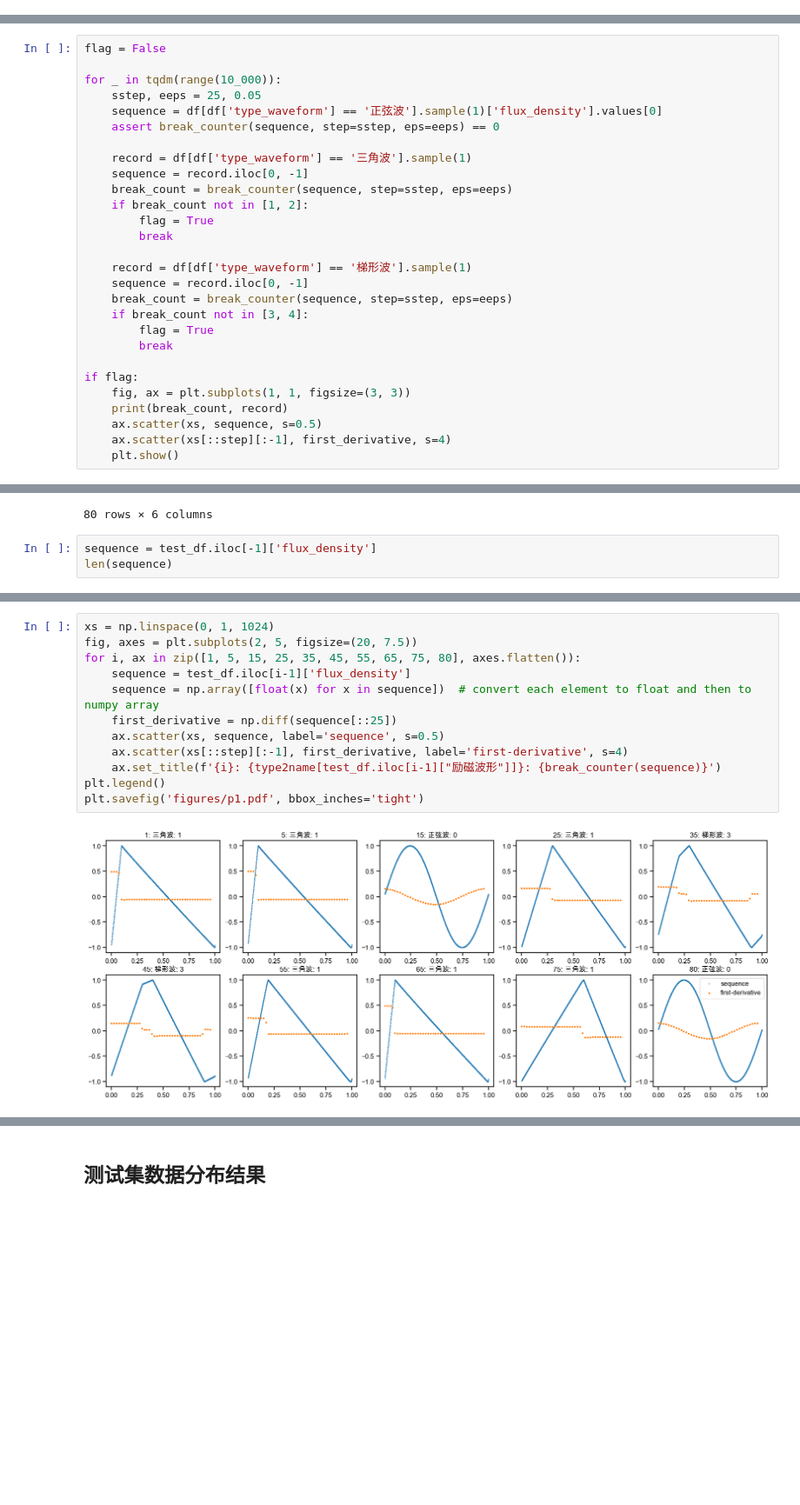
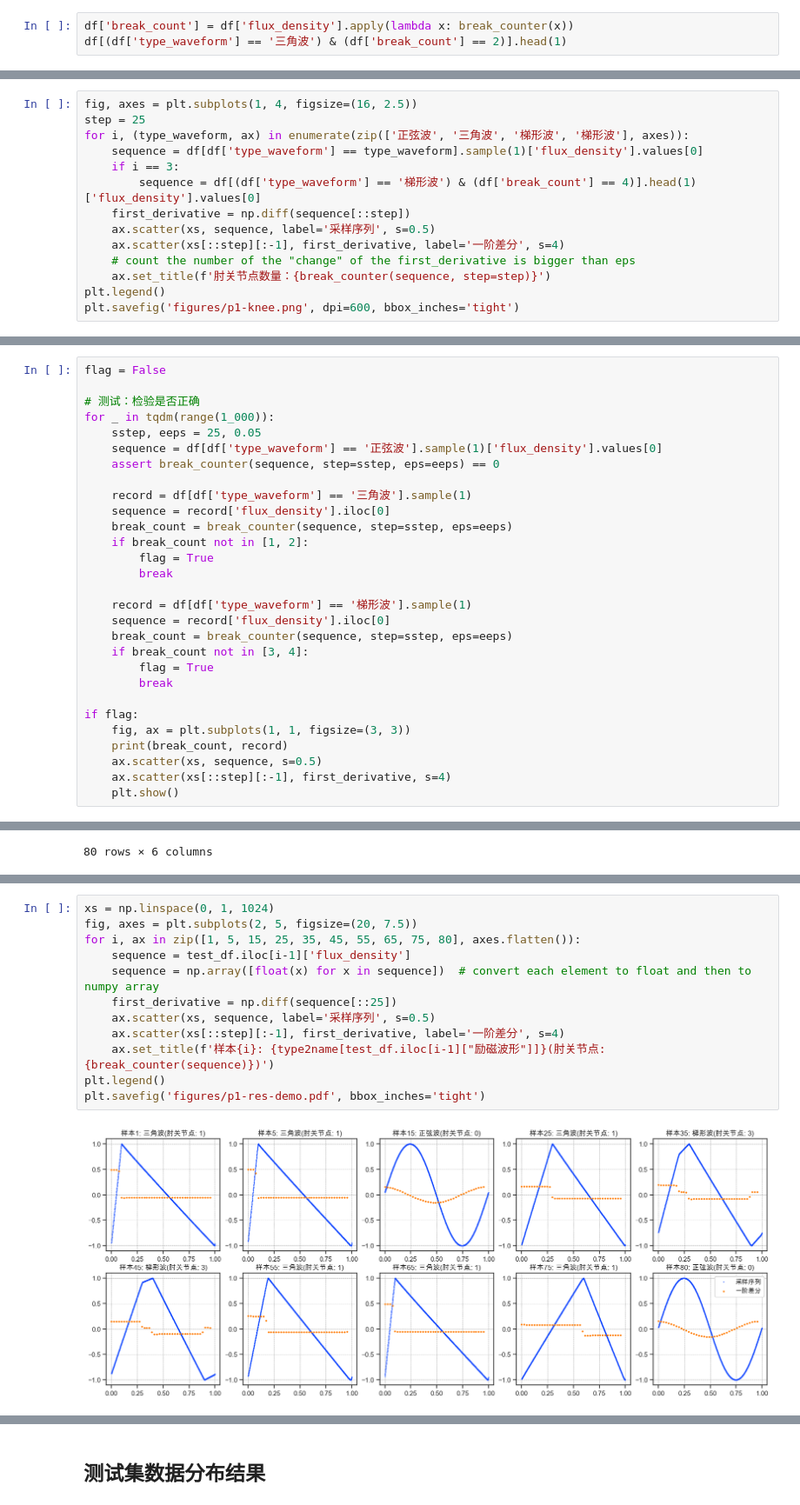
Before and after one commit to DURUII/Contest-CPMCM2024-C, a Jupyter notebook: Prob1.ipynb, the cells around one changed output, grey strips where cells are left out. Shown at 87% size. Cells and saved outputs as stored; diff of their text form; blank space fills up the shorter version.

```diff
--- a/Prob1.ipynb
+++ b/Prob1.ipynb
@@ -124,0 +117,3 @@ Name: 8603, dtype: object
+# %%
+df['break_count'] = df['flux_density'].apply(lambda x: break_counter(x))
+df[(df['type_waveform'] == '三角波') & (df['break_count'] == 2)].head(1)
@@ -124,0 +122,14 @@ Name: 8603, dtype: object
+# %%
+fig, axes = plt.subplots(1, 4, figsize=(16, 2.5))
+step = 25
+for i, (type_waveform, ax) in enumerate(zip(['正弦波', '三角波', '梯形波', '梯形波'], axes)):
+    sequence = df[df['type_waveform'] == type_waveform].sample(1)['flux_density'].values[0]
+    if i == 3:
+        sequence = df[(df['type_waveform'] == '梯形波') & (df['break_count'] == 4)].head(1)['flux_density'].values[0]
+    first_derivative = np.diff(sequence[::step])
+    ax.scatter(xs, sequence, label='采样序列', s=0.5)
+    ax.scatter(xs[::step][:-1], first_derivative, label='一阶差分', s=4)
+    # count the number of the "change" of the first_derivative is bigger than eps
+    ax.set_title(f'肘关节点数量：{break_counter(sequence, step=step)}')
+plt.legend()
+plt.savefig('figures/p1-knee.png', dpi=600, bbox_inches='tight')
@@ -125,20 +138,21 @@ Name: 8603, dtype: object
 # %%
 flag = False
 
-for _ in tqdm(range(10_000)):
+# 测试：检验是否正确
+for _ in tqdm(range(1_000)):
     sstep, eeps = 25, 0.05
     sequence = df[df['type_waveform'] == '正弦波'].sample(1)['flux_density'].values[0]
     assert break_counter(sequence, step=sstep, eps=eeps) == 0
 
     record = df[df['type_waveform'] == '三角波'].sample(1)
-    sequence = record.iloc[0, -1]
+    sequence = record['flux_density'].iloc[0]
     break_count = break_counter(sequence, step=sstep, eps=eeps)
     if break_count not in [1, 2]:
         flag = True
         break
 
     record = df[df['type_waveform'] == '梯形波'].sample(1)
-    sequence = record.iloc[0, -1]
+    sequence = record['flux_density'].iloc[0]
     break_count = break_counter(sequence, step=sstep, eps=eeps)
     if break_count not in [3, 4]:
         flag = True
@@ -196,6 +211,3 @@ test_df
 | 78 | 79 | 50 | 251170 | 材料4 | [-0.03090998333697459, -0.0247457... | 1 |
 | 79 | 80 | 70 | 316230 | 材料4 | [0.027728212136842068, 0.03390977... | 1 |
 80 rows × 6 columns
-# %%
-sequence = test_df.iloc[-1]['flux_density']
-len(sequence)
@@ -204,14 +214,14 @@ len(sequence)
 # %%
 xs = np.linspace(0, 1, 1024)
 fig, axes = plt.subplots(2, 5, figsize=(20, 7.5))
 for i, ax in zip([1, 5, 15, 25, 35, 45, 55, 65, 75, 80], axes.flatten()):
     sequence = test_df.iloc[i-1]['flux_density']
     sequence = np.array([float(x) for x in sequence])  # convert each element to float and then to numpy array
     first_derivative = np.diff(sequence[::25])
-    ax.scatter(xs, sequence, label='sequence', s=0.5)
-    ax.scatter(xs[::step][:-1], first_derivative, label='first-derivative', s=4)
-    ax.set_title(f'{i}: {type2name[test_df.iloc[i-1]["励磁波形"]]}: {break_counter(sequence)}')
+    ax.scatter(xs, sequence, label='采样序列', s=0.5)
+    ax.scatter(xs[::step][:-1], first_derivative, label='一阶差分', s=4)
+    ax.set_title(f'样本{i}: {type2name[test_df.iloc[i-1]["励磁波形"]]}(肘关节点: {break_counter(sequence)})')
 plt.legend()
-plt.savefig('figures/p1.pdf', bbox_inches='tight')
+plt.savefig('figures/p1-res-demo.pdf', bbox_inches='tight')
 # %% [output]
-[figure, old version]
+[figure, new version]
```
Also changed, not shown: parts of 26 cells of this notebook, 10 other files.
